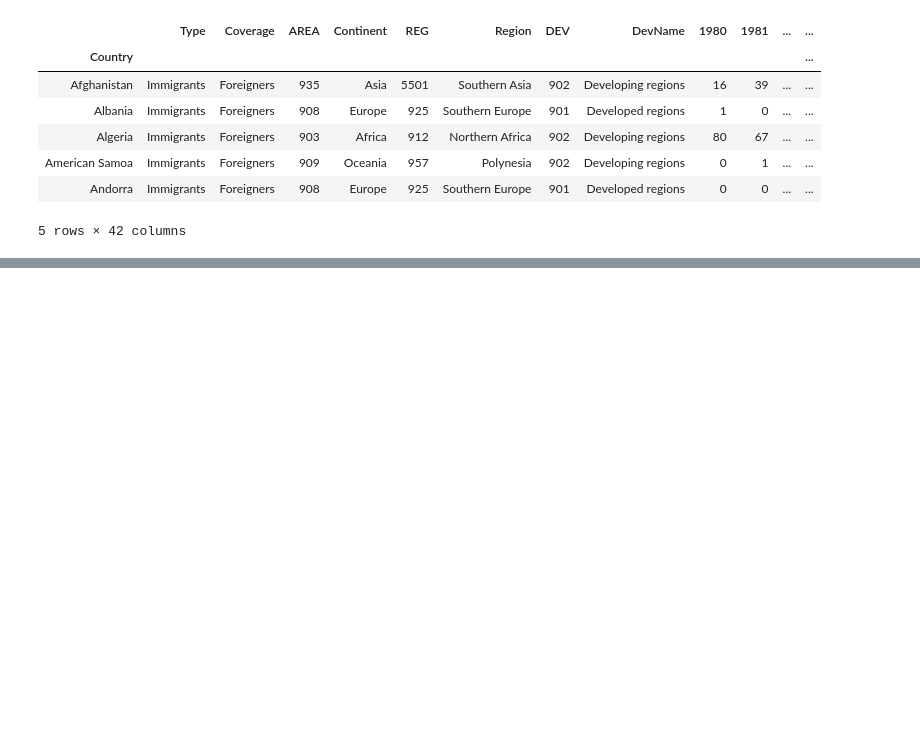
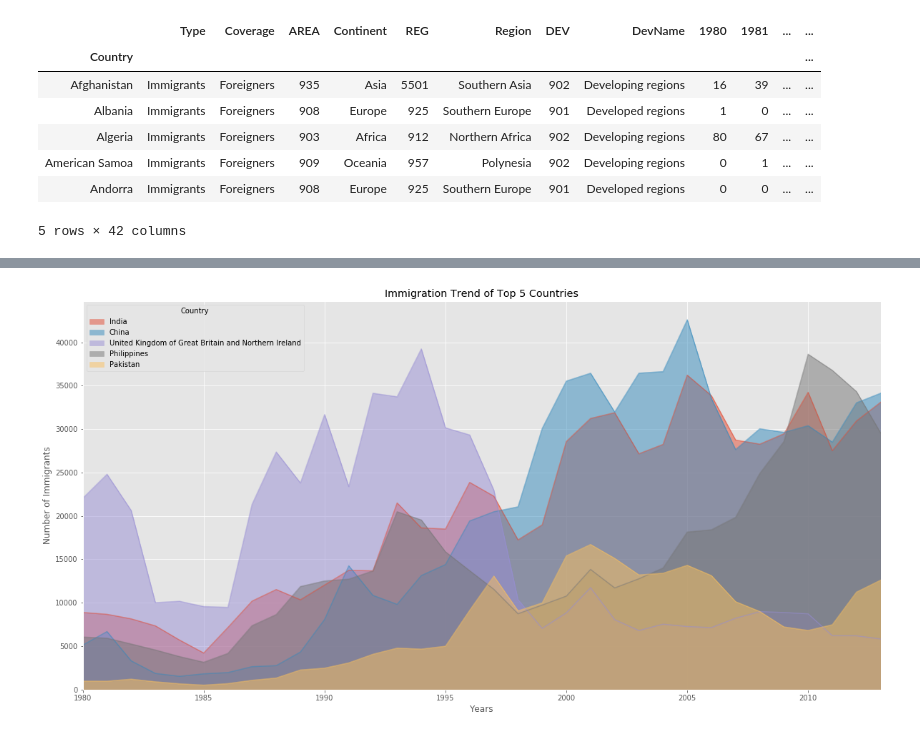
Before and after one commit to ghaffaru/immigration-data-analytics, a Jupyter notebook: plots/area_plots.ipynb, the cells around one changed output, grey strips where cells are left out. Drawn from its saved outputs; the diff is of its cells as text; code cells hidden in the pictures; blank space fills up the shorter version.

Commit message:
area plot of top 5 countries

```diff
--- a/plots/area_plots.ipynb
+++ b/plots/area_plots.ipynb
@@ -42,3 +42,9 @@ df_can.head()
 # %%
 # add total column
 df_can['Total'] = df_can.sum(axis=1)
+# %%
+# finally, let's create a list of years from 1980 - 2013
+# this will come in handy when we start plotting the data
+years = list(map(str, range(1980, 2014)))
+
+years
@@ -44,0 +69,11 @@ df_can['Total'] = df_can.sum(axis=1)
+# %%
+# use the inline backend to generate the plots within the browser
+%matplotlib inline
+
+import matplotlib as mpl
+import matplotlib.pyplot as plt
+
+mpl.style.use('ggplot') # optional: for ggplot-like style
+
+# check for latest version of Matplotlib
+print ('Matplotlib version: ', mpl.__version__) # >= 2.0.0
@@ -44,0 +82,4 @@ df_can['Total'] = df_can.sum(axis=1)
+# %%
+# area plot of top 5 countries with high immigration
+df_can.sort_values(by="Total", ascending=False, axis=0, inplace=True)
+df_top5 = df_can.head()[years].transpose()
@@ -44,0 +106,11 @@ df_can['Total'] = df_can.sum(axis=1)
+# %%
+# change the index values to type int for ploting
+df_top5.index = df_top5.index.map(int)
+df_top5.plot(kind='area', stacked=False, figsize=(20,10))
+plt.title('Immigration Trend of Top 5 Countries')
+plt.ylabel('Number of Immigrants')
+plt.xlabel('Years')
+
+plt.show()
+# %% [output]
+[figure, added]
```
Also changed, not shown: parts of 3 cells of this notebook.
